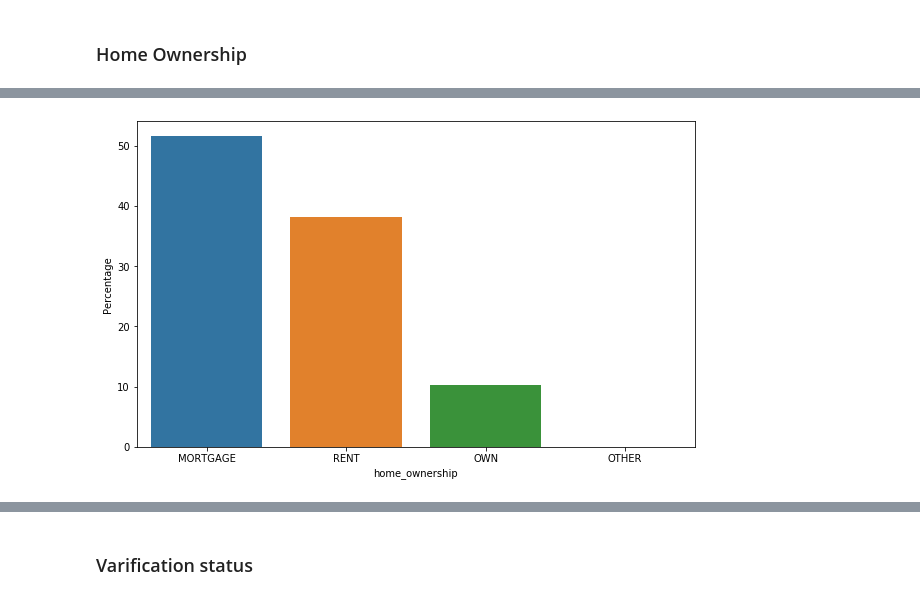
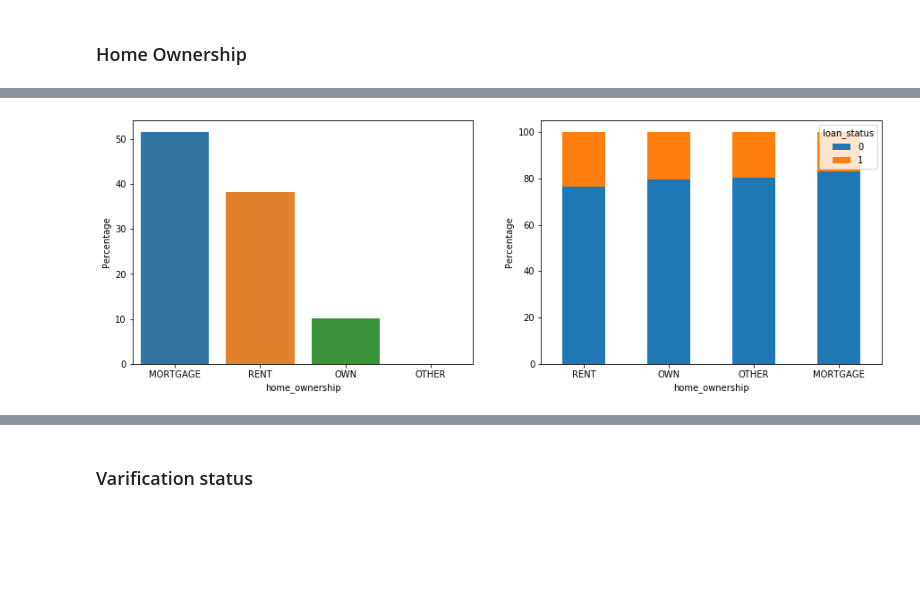
Before and after one commit to khagenA/Lending-club-data, a Jupyter notebook: lending-club-loan-data-processing.ipynb, the cells around one changed output, grey strips where cells are left out. Saved outputs shown, nothing was run; the diff lists cells and outputs as text; code cells hidden in the pictures; blank space fills up the shorter version.

```diff
--- a/lending-club-loan-data-processing.ipynb
+++ b/lending-club-loan-data-processing.ipynb
@@ -179,5 +262,5 @@ drop_list_many_catagories = list(df_object.nunique()[(df_object.nunique()>CV_MAX
 # %%
-df.drop(labels=drop_list_many_catagories,axis=1,inplace=True)
+df.drop(labels=drop_list_not_relevent,axis=1,inplace=True)
 # %%
 df.select_dtypes(['object']).nunique()
 # %% [output]
@@ -199 +288,3 @@ dtype: int64
+# %%
+df['term']=df['term'].apply(lambda tm: np.int8(tm.split()[0]) if type(tm) == str else np.nan)
 # %%
@@ -208,2 +293,0 @@ sns.countplot(x='term',data=df,hue='loan_status')
-# %%
-df['term']=df['term'].apply(lambda tm: np.int8(tm.split()[0]))
@@ -229,4 +325,4 @@ view_cat_plot(df,'emp_length')
 # %%
 df['emp_length'].replace(to_replace=['10+ years','< 1 year'],value=['10 years','0 year'],inplace=True)
 # %%
-df['emp_length'] = df['emp_length'].apply(lambda year: np.int8(year.split()[0]))
+df['emp_length'] = df['emp_length'].apply(lambda year: np.int8(year.split()[0]) if type(year) == str else np.nan )
@@ -250,6 +345,6 @@ Name: home_ownership, dtype: int64
 # %%
 df['home_ownership'].replace(['ANY','NONE'],'OTHER',inplace=True)
 # %%
-view_cat_plot(df,'home_ownership')
+view_cat_target_plot(df,'home_ownership')
 # %% [output]
-[figure, old version]
+[figure, new version]
```
Also changed, not shown: parts of 74 cells of this notebook.
